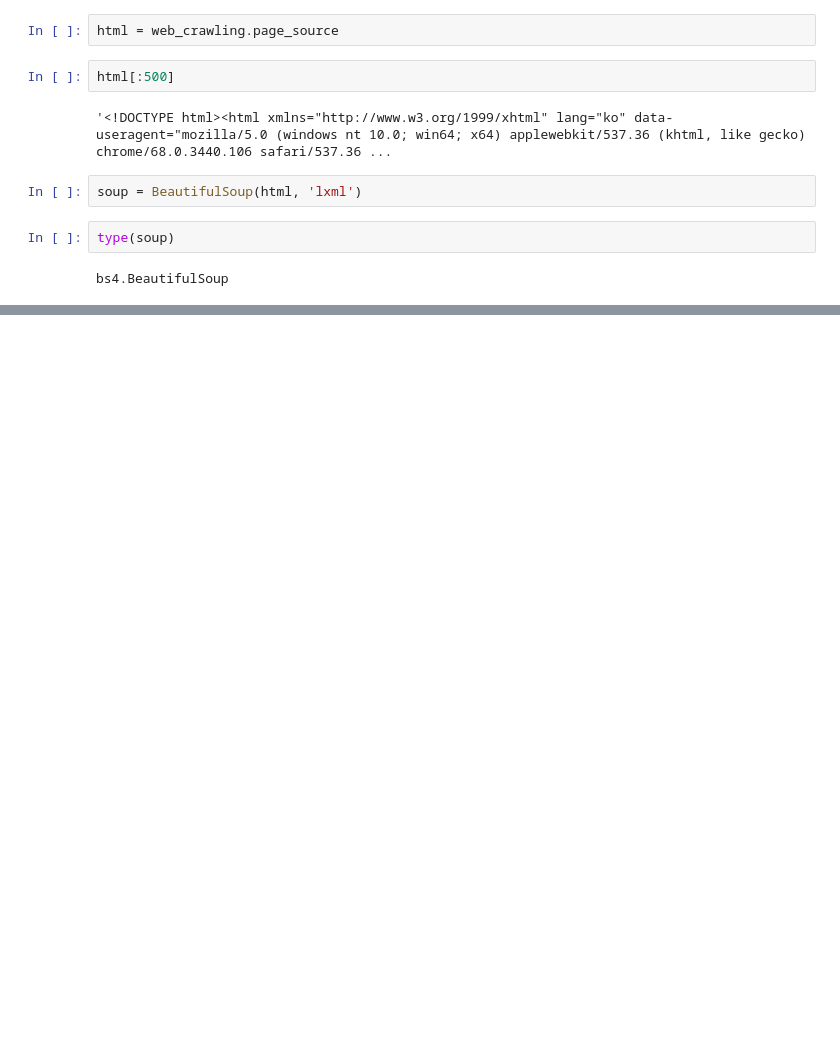
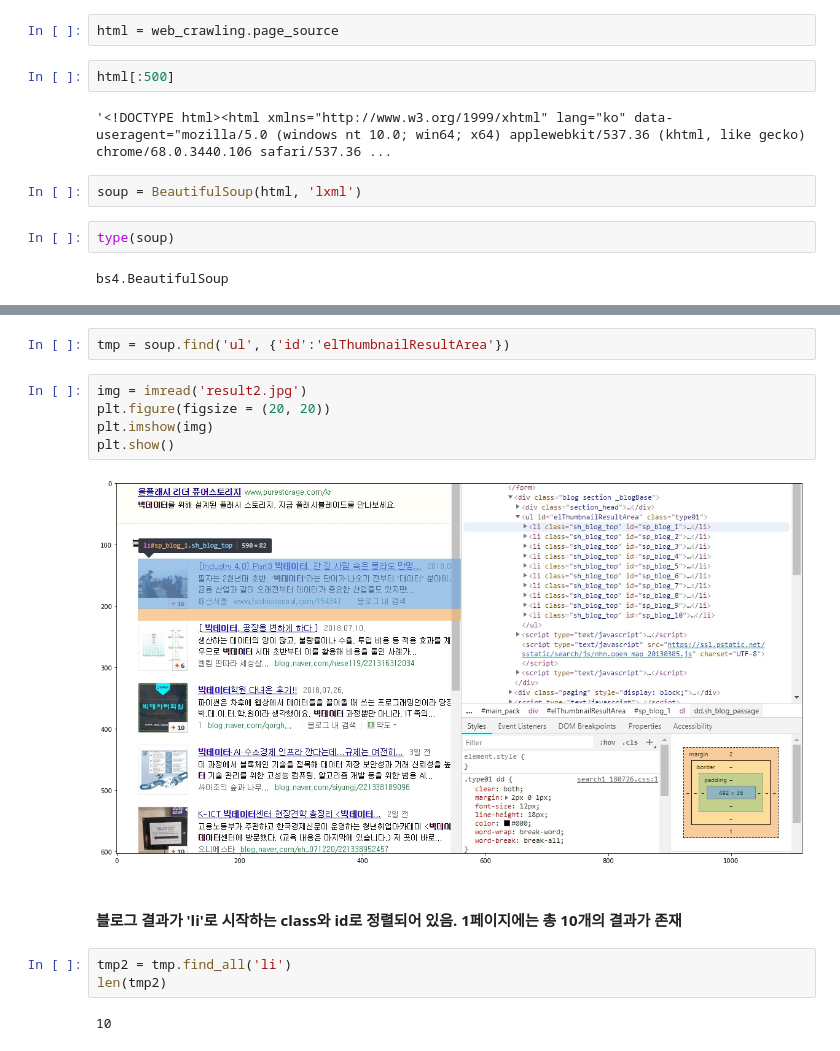
Before and after one commit to todagi/Web_Crawling, a Jupyter notebook: Web_crawling 02 - 네이버 검색 결과 가져오기.ipynb, the cells around one changed output, grey strips where cells are left out. Saved outputs shown, nothing was run; the diff lists cells and outputs as text; blank space fills up the shorter version.

```diff
--- a/Web_crawling 02 - 네이버 검색 결과 가져오기.ipynb
+++ b/Web_crawling 02 - 네이버 검색 결과 가져오기.ipynb
@@ -214,0 +233,16 @@ bs4.BeautifulSoup
+# %%
+tmp = soup.find('ul', {'id':'elThumbnailResultArea'})
+# %%
+img = imread('result2.jpg')
+plt.figure(figsize = (20, 20))
+plt.imshow(img)
+plt.show()
+# %% [output]
+[figure, added]
+# %% [markdown]
+#### 블로그 결과가 'li'로 시작하는 class와 id로 정렬되어 있음. 1페이지에는 총 10개의 결과가 존재
+# %%
+tmp2 = tmp.find_all('li')
+len(tmp2)
+# %% [output]
+10
```
Also changed, not shown: parts of 13 cells of this notebook.
